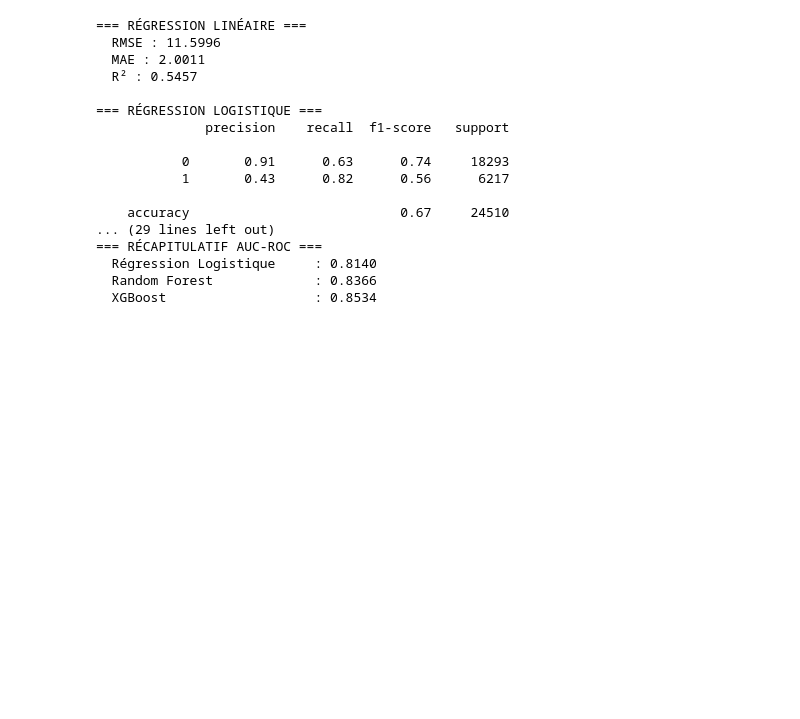
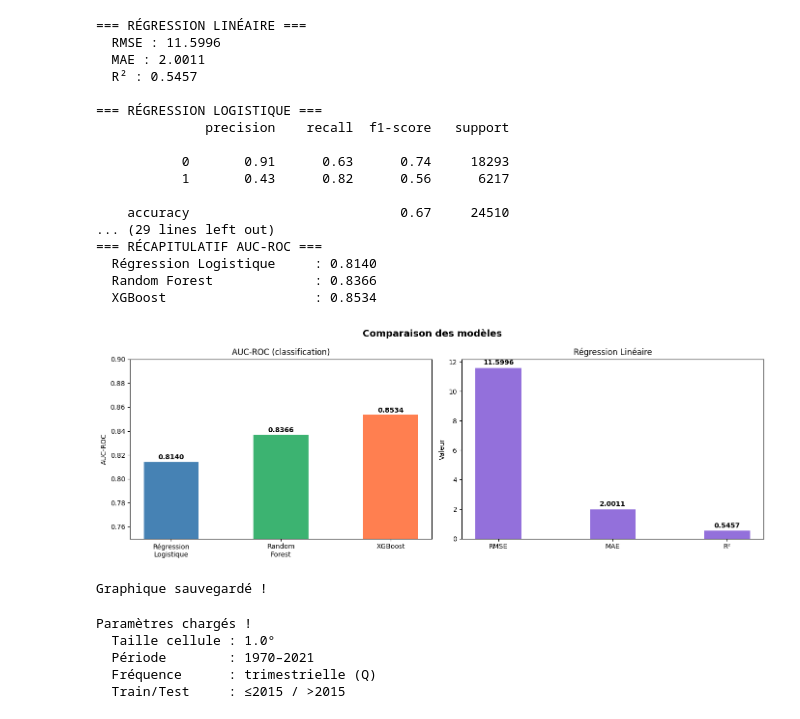
Before and after one commit to Sh0ck3rNC/GTD_Analyst, a Jupyter notebook: notebooks/02_modelisation.ipynb, the cells around one changed output. Saved outputs shown, nothing was run; the diff lists cells and outputs as text; code cells hidden in the pictures; blank space fills up the shorter version.

Commit message:
Classification + Préparation spmf (Filtres cell inactives + sous-echantillonage)

```diff
--- a/notebooks/02_modelisation.ipynb
+++ b/notebooks/02_modelisation.ipynb
@@ -262,3 +262,81 @@ for modele, scores in resultats.items():
   Régression Logistique     : 0.8140
   Random Forest             : 0.8366
   XGBoost                   : 0.8534
+# %%
+import matplotlib.pyplot as plt
+
+fig, axes = plt.subplots(1, 2, figsize=(14, 5))
+fig.suptitle("Comparaison des modèles", fontsize=14, fontweight="bold")
+
+# AUC-ROC
+modeles = ["Régression\nLogistique", "Random\nForest", "XGBoost"]
+aucs    = [0.8140, 0.8366, 0.8534]
+colors  = ["steelblue", "mediumseagreen", "coral"]
+
+bars = axes[0].bar(modeles, aucs, color=colors, width=0.5)
+axes[0].set_ylim(0.75, 0.90)
+axes[0].set_title("AUC-ROC (classification)")
+axes[0].set_ylabel("AUC-ROC")
+for bar, val in zip(bars, aucs):
+    axes[0].text(bar.get_x() + bar.get_width()/2, bar.get_height() + 0.001,
+                 f"{val:.4f}", ha="center", va="bottom", fontweight="bold")
+
+# Régression linéaire
+metriques = ["RMSE", "MAE", "R²"]
+valeurs   = [11.5996, 2.0011, 0.5457]
+bars2 = axes[1].bar(metriques, valeurs, color="mediumpurple", width=0.4)
+axes[1].set_title("Régression Linéaire")
+axes[1].set_ylabel("Valeur")
+for bar, val in zip(bars2, valeurs):
+    axes[1].text(bar.get_x() + bar.get_width()/2, bar.get_height() + 0.1,
+                 f"{val:.4f}", ha="center", va="bottom", fontweight="bold")
+
+plt.tight_layout()
+plt.savefig("../outputs/comparaison_modeles.png", dpi=150, bbox_inches="tight")
+plt.show()
+print("Graphique sauvegardé !")
+# %% [output]
+[figure, added]
+Graphique sauvegardé !
+# %%
+# ══════════════════════════════════════════════════════
+# PARAMÈTRES GLOBAUX — modifier ici uniquement
+# ══════════════════════════════════════════════════════
+
+TAILLE_CELLULE = 1.0      # taille des mailles en degrés (ex: 0.5, 1.0, 2.0, 5.0)
+ANNEE_DEBUT    = 1970     # début de la période
+ANNEE_FIN      = 2021     # fin de la période
+ANNEE_SPLIT    = 2015     # séparation train / test
+
+# Fréquence temporelle : "M" (mensuelle), "Q" (trimestrielle), "6M" (semestrielle), "Y" (annuelle)
+PERIODE = "Q"
+
+FICHIERS_GTD = [
+    "../data/globalterrorismdb_0522dist.xlsx",
+    "../data/globalterrorismdb_2021Jan-June_1222dist.xlsx",
+]
+
+COLONNES_UTILES = [
+    "eventid",
+    "iyear", "imonth", "iday",
+    "country_txt", "region_txt",
+    "latitude", "longitude",
+    "attacktype1_txt", "targtype1_txt",
+    "gname", "weaptype1_txt",
+    "nkill", "nwound",
+    "success", "suicide"
+]
+
+PERIODE_LABEL = {"M": "mensuelle", "Q": "trimestrielle", "6M": "semestrielle", "Y": "annuelle"}
+
+print("Paramètres chargés !")
+print(f"  Taille cellule : {TAILLE_CELLULE}°")
+print(f"  Période        : {ANNEE_DEBUT}–{ANNEE_FIN}")
+print(f"  Fréquence      : {PERIODE_LABEL[PERIODE]} ({PERIODE})")
+print(f"  Train/Test     : ≤{ANNEE_SPLIT} / >{ANNEE_SPLIT}")
+# %% [output]
+Paramètres chargés !
+  Taille cellule : 1.0°
+  Période        : 1970–2021
+  Fréquence      : trimestrielle (Q)
+  Train/Test     : ≤2015 / >2015
```
Also changed, not shown: parts of 10 cells of this notebook, 5 other files.
